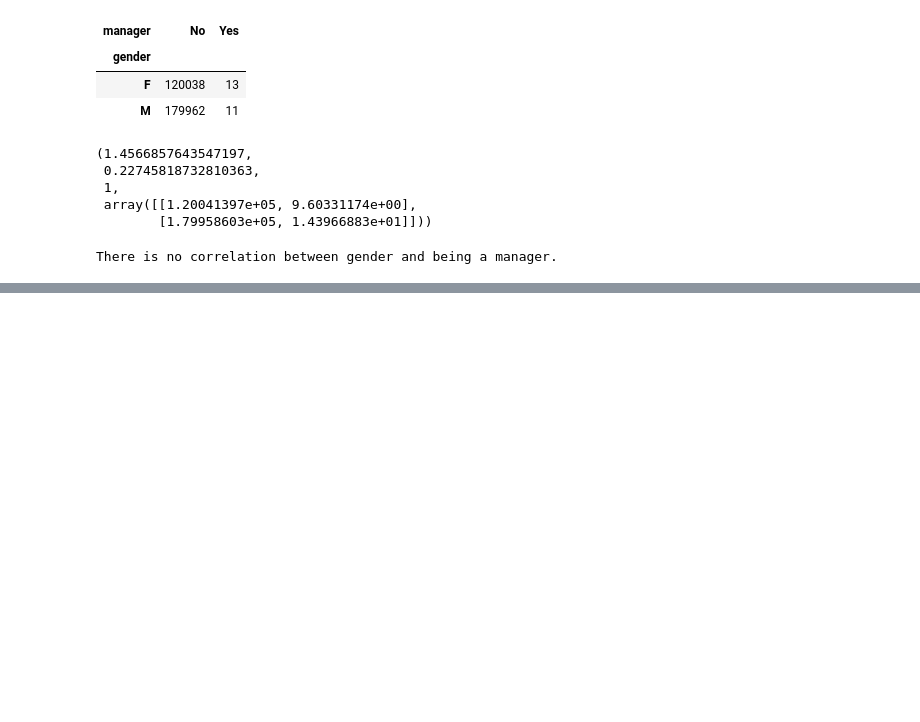
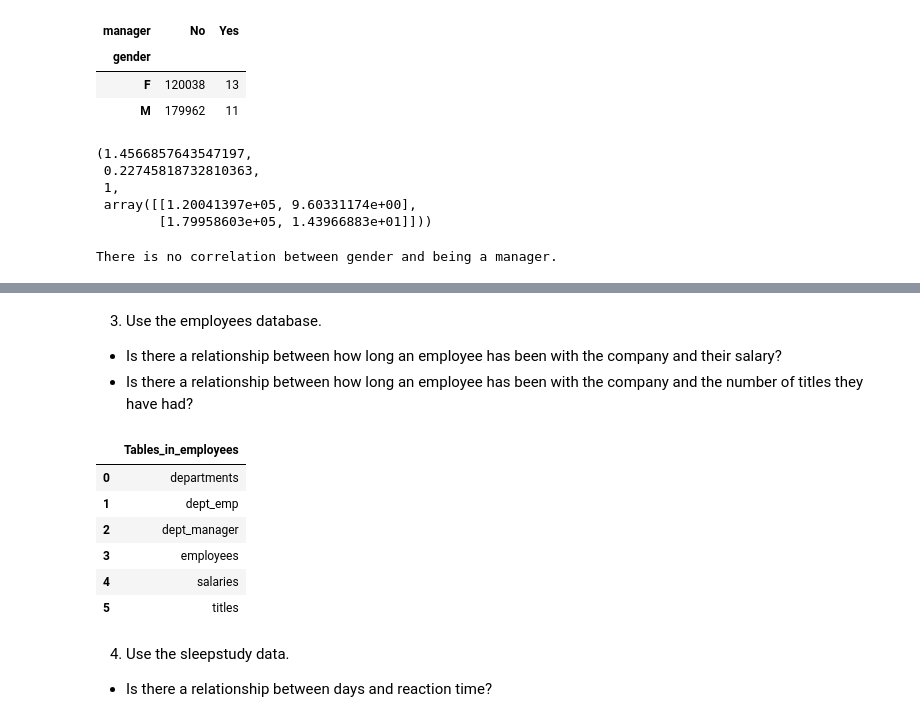
Before and after one commit to nickpedri/statistics-exercises, a Jupyter notebook: hypothesis_testing.ipynb, the cells around one changed output, grey strips where cells are left out. Drawn from its saved outputs; the diff is of its cells as text; code cells hidden in the pictures; blank space fills up the shorter version.

```diff
--- a/hypothesis_testing.ipynb
+++ b/hypothesis_testing.ipynb
@@ -262,0 +305,23 @@ There is no correlation between gender and being a manager.
+# %% [markdown]
+3. Use the employees database.
+* Is there a relationship between how long an employee has been with the company and their salary?
+* Is there a relationship between how long an employee has been with the company and the number of titles they have had?
+# %%
+url = env.get_connection('employees')
+engine = create_engine(url)
+xx = text('''
+        SHOW TABLES
+        ''')
+emp = pd.read_sql(xx,engine.connect())
+emp
+# %% [output]
+|  | Tables_in_employees |
+| 0 | departments |
+| 1 | dept_emp |
+| 2 | dept_manager |
+| 3 | employees |
+| 4 | salaries |
+| 5 | titles |
+# %% [markdown]
+4. Use the sleepstudy data.
+* Is there a relationship between days and reaction time?
```
Also changed, not shown: parts of 6 cells of this notebook.
